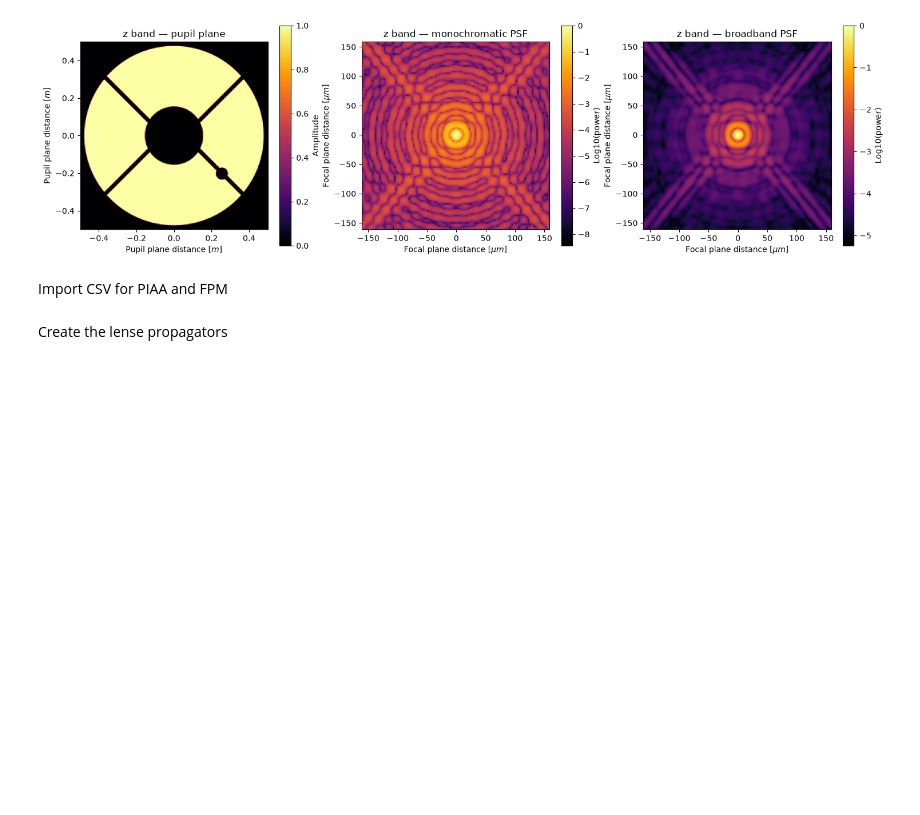
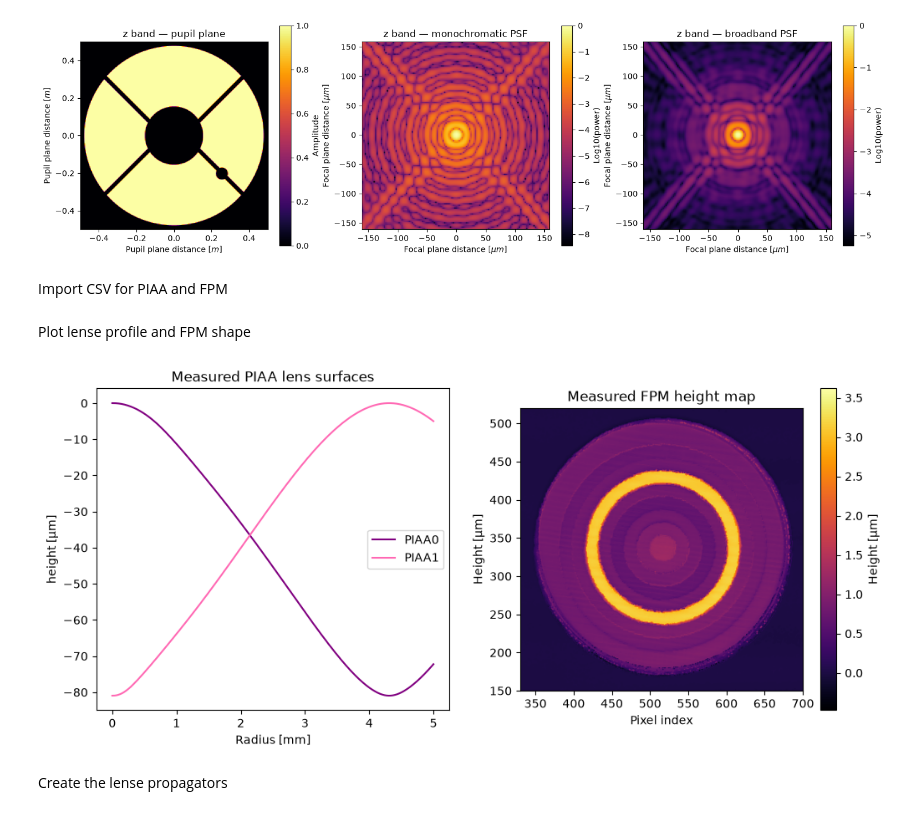
Before and after one commit to armandbl/PIAACMC, a Jupyter notebook: PIAACMC.ipynb, the cells around one changed output. Saved outputs shown, nothing was run; the diff lists cells and outputs as text; code cells hidden in the pictures; blank space fills up the shorter version.

```diff
--- a/PIAACMC.ipynb
+++ b/PIAACMC.ipynb
@@ -119,6 +119,28 @@ def load_fpm_csv(path):
     return meta, height_um * 1e-6   # metres
 
 fpm_meta, fpm_height = load_fpm_csv('utils/FPM.csv')   # loaded now; built into an FPM later
+# %% [markdown]
+Plot lense profile and FPM shape
+# %%
+fig, ax = plt.subplots(1, 2, figsize=(12, 5))   # fig, ax — correct order, 2 columns
+
+ax[0].plot(radial_d0 * 1e3, profile0 * 1e6, label='PIAA0', color='purple')
+ax[0].plot(radial_d1 * 1e3, profile1 * 1e6, label='PIAA1', color='hotpink')
+ax[0].set_xlabel('Radius [mm]')
+ax[0].set_ylabel('height [µm]')
+ax[0].set_title('Measured PIAA lens surfaces')
+ax[0].legend()
+
+ax[1].imshow(fpm_height * 1e6, cmap='inferno')
+ax[1].set_xlim(330, 700)
+ax[1].set_ylim(150, 520)
+ax[1].set_xlabel('Pixel index')
+ax[1].set_ylabel('Height [µm]')
+ax[1].set_title('Measured FPM height map')
+plt.colorbar(ax[1].images[0], ax=ax[1], label='Height [µm]')
+plt.show()
+# %% [output]
+[figure, added]
 # %% [markdown]
 Create the lense propagators
 # %%
```
Also changed, not shown: parts of 5 cells of this notebook.
